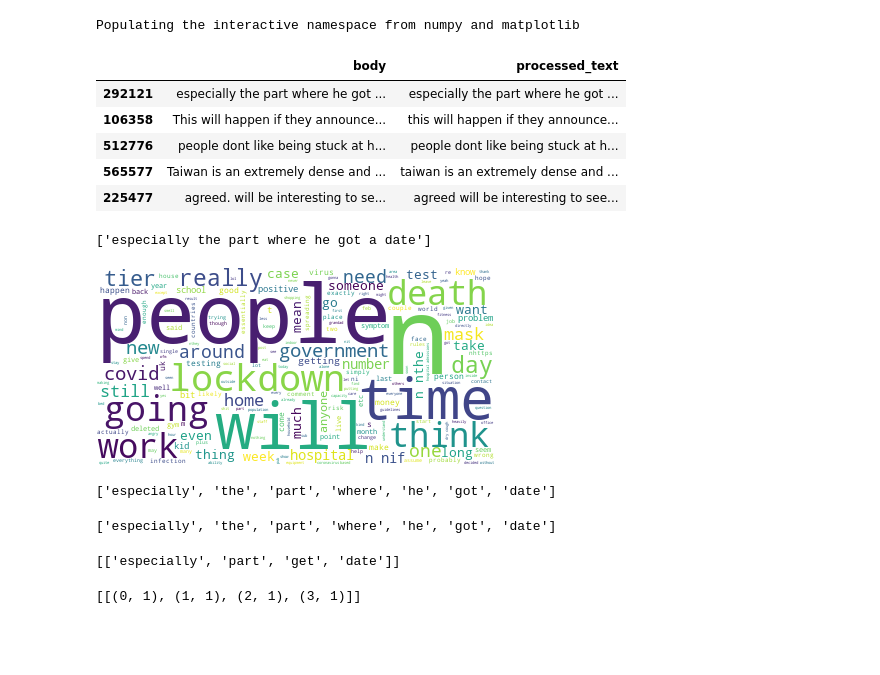
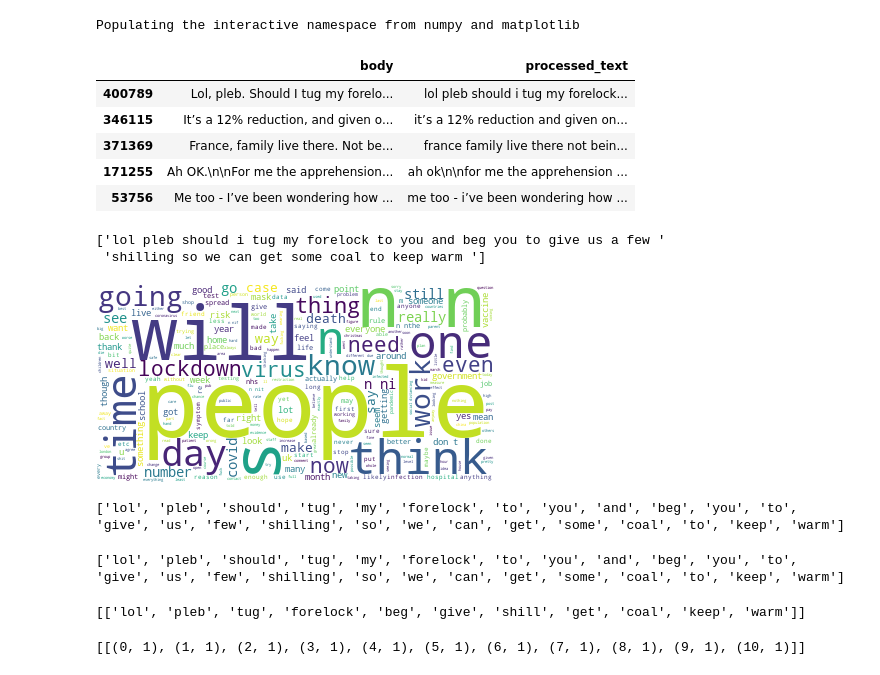
Before and after one commit to ollyjc99/COVID-19-Sentiment-and-Compliance-Analyzer, a Jupyter notebook: TopicModelling.ipynb, the cells around one changed output. Cells and saved outputs as stored; diff of their text form; code cells hidden in the pictures; blank space fills up the shorter version.

```diff
--- a/TopicModelling.ipynb
+++ b/TopicModelling.ipynb
@@ -19,18 +19,20 @@ s_df = pd.read_pickle(path + 'OneDrive - Cardiff University/Individual Project/p
 s_df = s_df.sort_values(by='datetime')
 c_df = c_df.sort_values(by='datetime')
 # %%
-comments = c_df.reset_index().drop(columns=['id', 'datetime', 'sentiment', 'compound_score', 'submission_id', 'parent_id'], axis=1)
+comments = c_df.query('sentiment != "neutral"')
 
-comments = comments.sample(100)
+comments = comments.reset_index().drop(columns=['id', 'datetime', 'sentiment', 'compound_score', 'submission_id', 'parent_id'], axis=1)
+
+comments = comments.sample(5000)
 
 comments.head()
 # %% [output]
 |  | body | processed_text |
-| 292121 | especially the part where he got ... | especially the part where he got ... |
-| 106358 | This will happen if they announce... | this will happen if they announce... |
-| 512776 | people dont like being stuck at h... | people dont like being stuck at h... |
-| 565577 | Taiwan is an extremely dense and ... | taiwan is an extremely dense and ... |
-| 225477 | agreed. will be interesting to se... | agreed will be interesting to see... |
+| 400789 | Lol, pleb. Should I tug my forelo... | lol pleb should i tug my forelock... |
+| 346115 | It’s a 12% reduction, and given o... | it’s a 12% reduction and given on... |
+| 371369 | France, family live there. Not be... | france family live there not bein... |
+| 171255 | Ah OK.\n\nFor me the apprehension... | ah ok\n\nfor me the apprehension ... |
+| 53756 | Me too - I’ve been wondering how ... | me too - i’ve been wondering how ... |
 # %%
 # REMOVE EMAILS AND NEWLINE CHARACTERS
 
@@ -47,7 +49,8 @@ data = [re.sub("\'", "", sent) for sent in data]
 
 pprint(data[:1])
 # %% [output]
-['especially the part where he got a date']
+['lol pleb should i tug my forelock to you and beg you to give us a few '
+ 'shilling so we can get some coal to keep warm ']
 # %%
 # EXPLORATORY ANALYSIS
 
@@ -65,7 +68,7 @@ wordcloud.generate(long_string)
 
 wordcloud.to_image()
 # %% [output]
-[figure, old version]
+[figure, new version]
 # %%
 # Tokenize words and more text clean-up
 
@@ -81,7 +84,7 @@ data_words = list(sent_to_words(data))
 
 print(data_words[:1][0][:30])
 # %% [output]
-['especially', 'the', 'part', 'where', 'he', 'got', 'date']
+['lol', 'pleb', 'should', 'tug', 'my', 'forelock', 'to', 'you', 'and', 'beg', 'you', 'to', 'give', 'us', 'few', 'shilling', 'so', 'we', 'can', 'get', 'some', 'coal', 'to', 'keep', 'warm']
 # %%
 #Bigram and Trigram Phrase Modelling
 
@@ -98,7 +101,7 @@ trigram_mod = gensim.models.phrases.Phraser(trigram)
 
 print(trigram_mod[bigram_mod[data_words[0]]])
 # %% [output]
-['especially', 'the', 'part', 'where', 'he', 'got', 'date']
+['lol', 'pleb', 'should', 'tug', 'my', 'forelock', 'to', 'you', 'and', 'beg', 'you', 'to', 'give', 'us', 'few', 'shilling', 'so', 'we', 'can', 'get', 'some', 'coal', 'to', 'keep', 'warm']
 # %%
 #Remove Stopwords, Make Bigrams and Lemmantize
 
@@ -144,7 +147,7 @@ data_lemmatized = lemmatization(data_words_bigrams)
 
 print(data_lemmatized[:1])
 # %% [output]
-[['especially', 'part', 'get', 'date']]
+[['lol', 'pleb', 'tug', 'forelock', 'beg', 'give', 'shill', 'get', 'coal', 'keep', 'warm']]
 # %%
 #Data Tranformation: Corpus and Dictionary
 
@@ -158,7 +161,7 @@ corpus = [id2word.doc2bow(text) for text in texts]
 
 print(corpus[:1])
 # %% [output]
-[[(0, 1), (1, 1), (2, 1), (3, 1)]]
+[[(0, 1), (1, 1), (2, 1), (3, 1), (4, 1), (5, 1), (6, 1), (7, 1), (8, 1), (9, 1), (10, 1)]]
 # %%
 # Building LDA model
 
```
Also changed, not shown: parts of 7 cells of this notebook.
